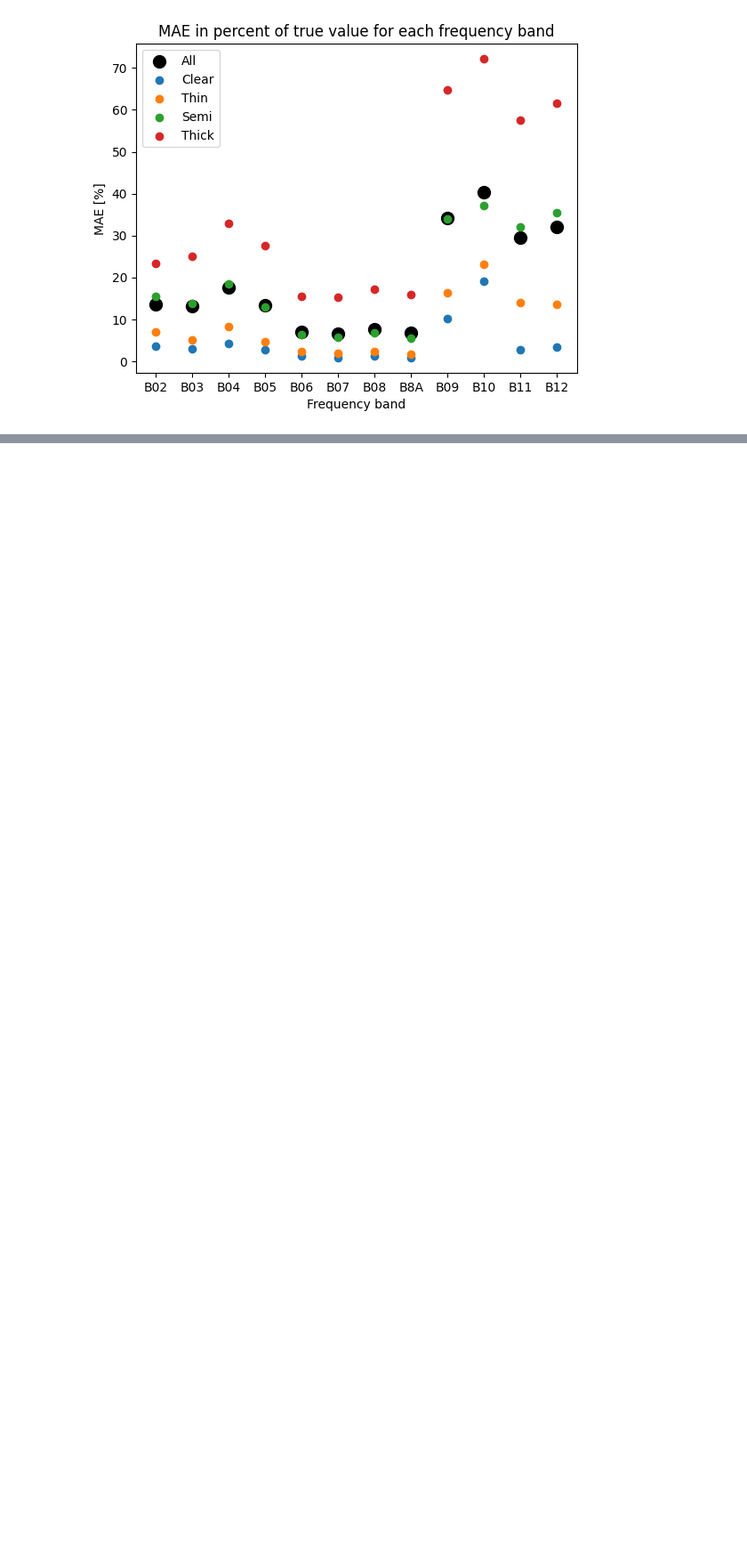
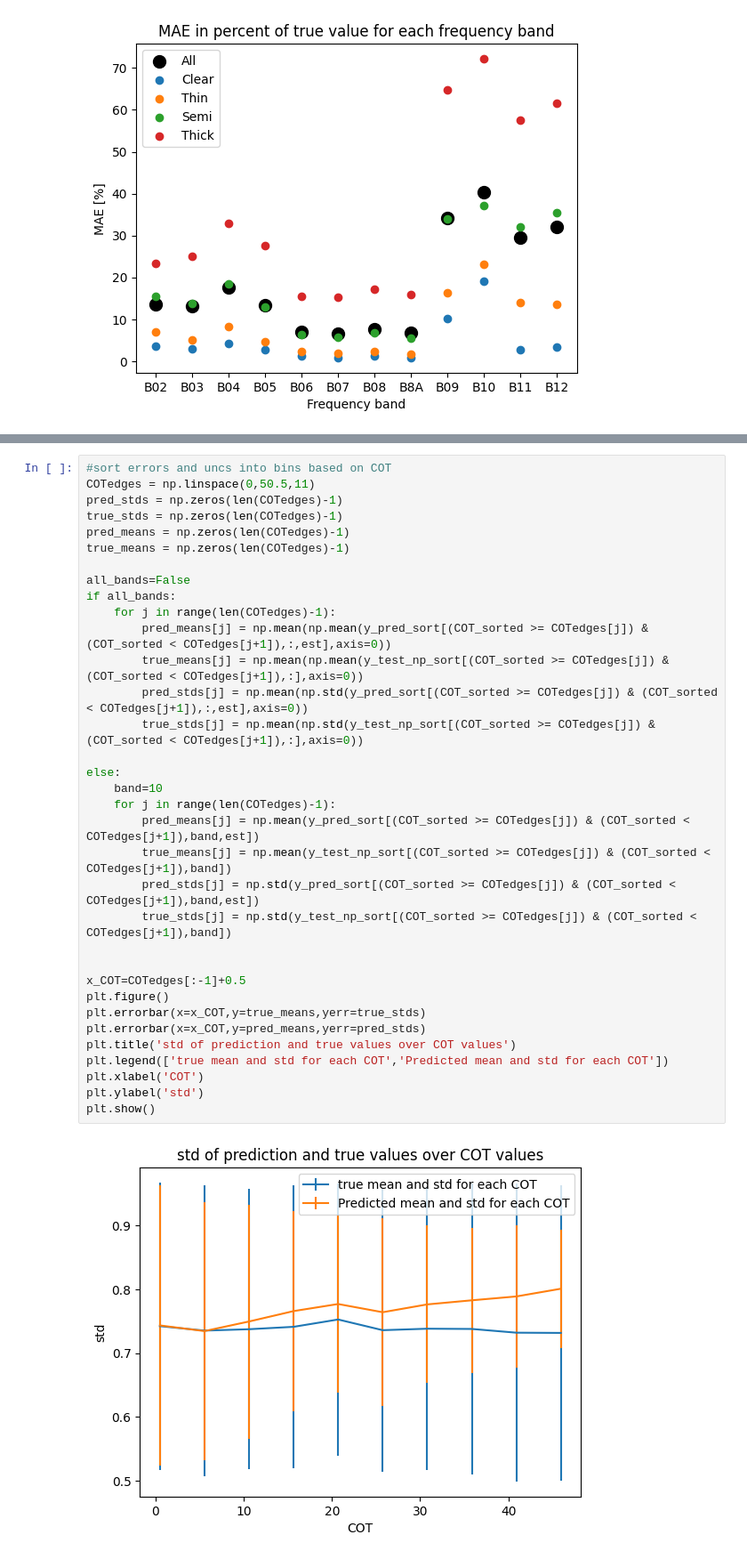
Before and after one commit to filipronn/SEEX30_Cloud_Fog, a Jupyter notebook: Showroom.ipynb, the cells around one changed output, grey strips where cells are left out. Shown at 89% size. Saved outputs shown, nothing was run; the diff lists cells and outputs as text; blank space fills up the shorter version.

```diff
--- a/Showroom.ipynb
+++ b/Showroom.ipynb
@@ -184,3 +199,39 @@ plt.ylabel('Mean average error/uncertainty')
 plt.show()
 # %% [output]
 [figure]
+# %%
+#sort errors and uncs into bins based on COT
+COTedges = np.linspace(0,50.5,11)
+pred_stds = np.zeros(len(COTedges)-1)
+true_stds = np.zeros(len(COTedges)-1)
+pred_means = np.zeros(len(COTedges)-1)
+true_means = np.zeros(len(COTedges)-1)
+
+all_bands=False
+if all_bands:
+    for j in range(len(COTedges)-1):
+        pred_means[j] = np.mean(np.mean(y_pred_sort[(COT_sorted >= COTedges[j]) & (COT_sorted < COTedges[j+1]),:,est],axis=0))
+        true_means[j] = np.mean(np.mean(y_test_np_sort[(COT_sorted >= COTedges[j]) & (COT_sorted < COTedges[j+1]),:],axis=0))
+        pred_stds[j] = np.mean(np.std(y_pred_sort[(COT_sorted >= COTedges[j]) & (COT_sorted < COTedges[j+1]),:,est],axis=0))
+        true_stds[j] = np.mean(np.std(y_test_np_sort[(COT_sorted >= COTedges[j]) & (COT_sorted < COTedges[j+1]),:],axis=0))
+
+else:
+    band=10
+    for j in range(len(COTedges)-1):
+        pred_means[j] = np.mean(y_pred_sort[(COT_sorted >= COTedges[j]) & (COT_sorted < COTedges[j+1]),band,est])
+        true_means[j] = np.mean(y_test_np_sort[(COT_sorted >= COTedges[j]) & (COT_sorted < COTedges[j+1]),band])
+        pred_stds[j] = np.std(y_pred_sort[(COT_sorted >= COTedges[j]) & (COT_sorted < COTedges[j+1]),band,est])
+        true_stds[j] = np.std(y_test_np_sort[(COT_sorted >= COTedges[j]) & (COT_sorted < COTedges[j+1]),band])
+
+
+x_COT=COTedges[:-1]+0.5
+plt.figure()
+plt.errorbar(x=x_COT,y=true_means,yerr=true_stds)
+plt.errorbar(x=x_COT,y=pred_means,yerr=pred_stds)
+plt.title('std of prediction and true values over COT values')
+plt.legend(['true mean and std for each COT','Predicted mean and std for each COT'])
+plt.xlabel('COT')
+plt.ylabel('std')
+plt.show()
+# %% [output]
+[figure, added]
```
Also changed, not shown: parts of 2 cells of this notebook, 35 other files.
